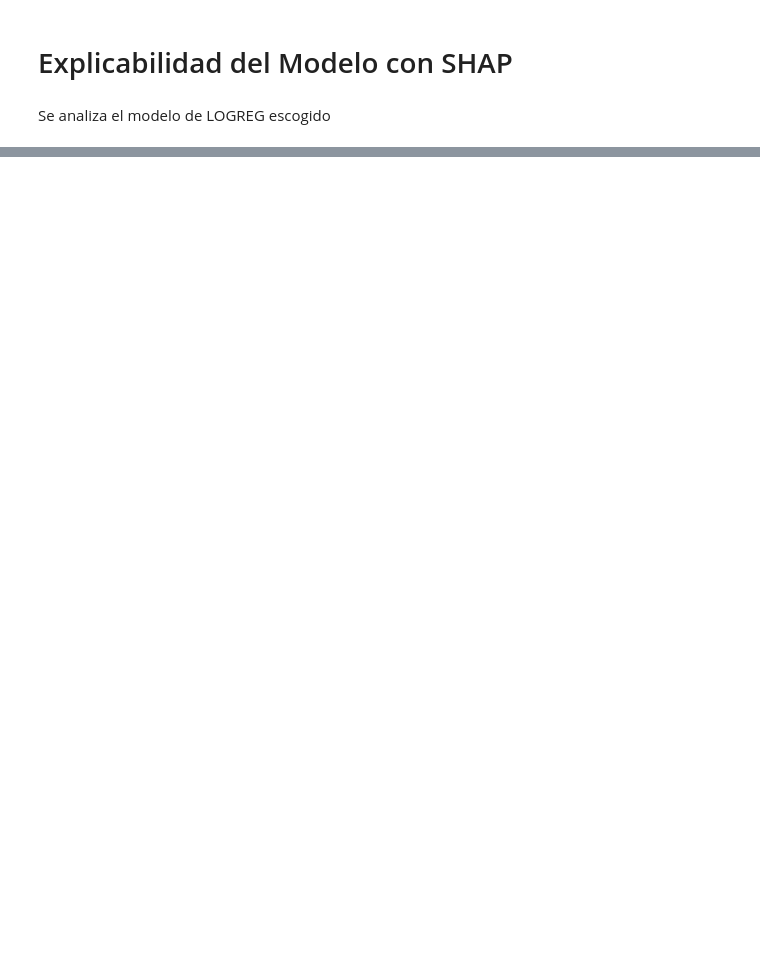
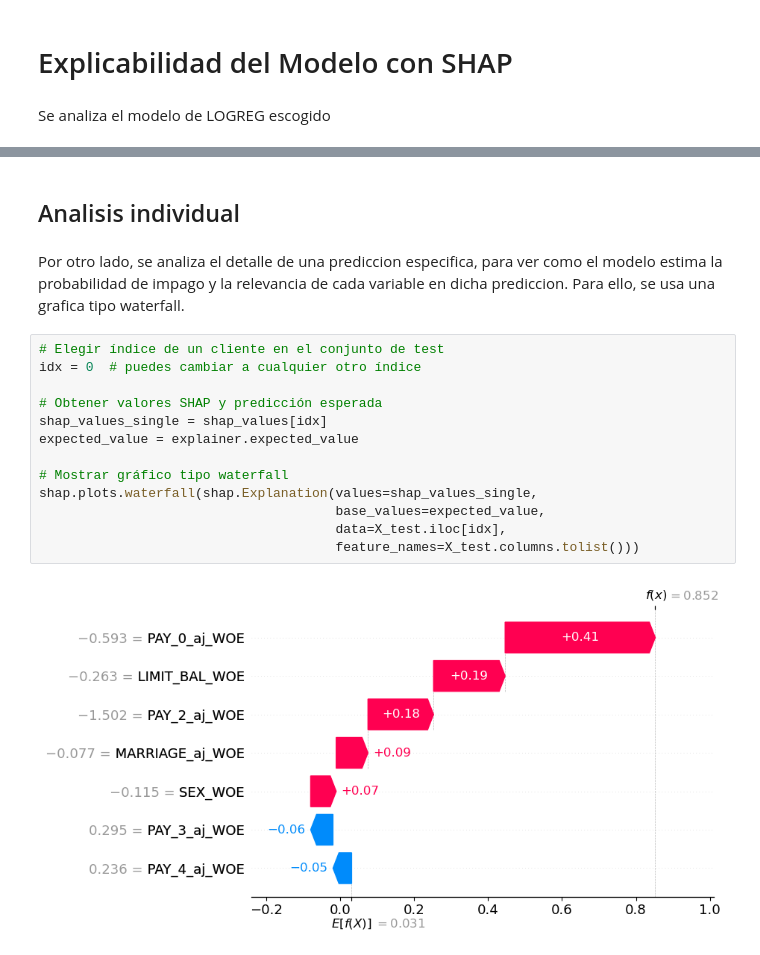
Before and after one commit to Sergi-06/Calibracion_Feedback1, a Jupyter notebook: Feedback1.ipynb, the cells around one changed output, grey strips where cells are left out. Saved outputs shown, nothing was run; the diff lists cells and outputs as text; blank space fills up the shorter version.

```diff
--- a/Feedback1.ipynb
+++ b/Feedback1.ipynb
@@ -1435,0 +1443,19 @@ shap.force_plot(explainer.expected_value[1], shap_values[idx].values, X_test.ilo
+# %% [markdown]
+## Analisis individual
+# %% [markdown]
+Por otro lado, se analiza el detalle de una prediccion especifica, para ver como el modelo estima la probabilidad de impago y la relevancia de cada variable en dicha prediccion. Para ello, se usa una grafica tipo waterfall.
+# %%
+# Elegir índice de un cliente en el conjunto de test
+idx = 0  # puedes cambiar a cualquier otro índice
+
+# Obtener valores SHAP y predicción esperada
+shap_values_single = shap_values[idx]
+expected_value = explainer.expected_value
+
+# Mostrar gráfico tipo waterfall
+shap.plots.waterfall(shap.Explanation(values=shap_values_single,
+                                      base_values=expected_value,
+                                      data=X_test.iloc[idx],
+                                      feature_names=X_test.columns.tolist()))
+# %% [output]
+[figure, added]
```
Also changed, not shown: parts of 21 cells of this notebook.
